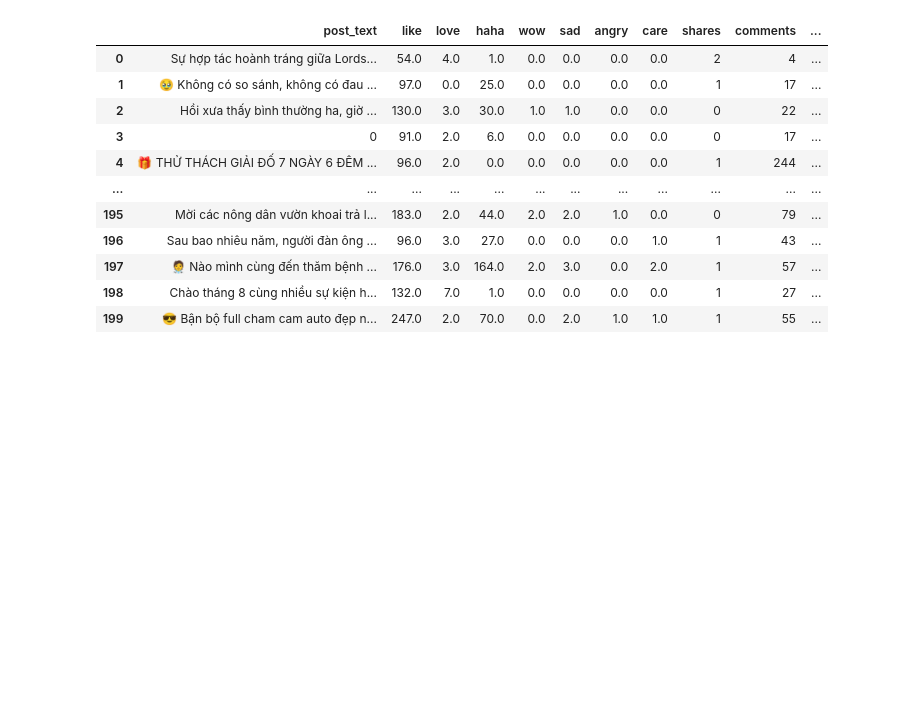
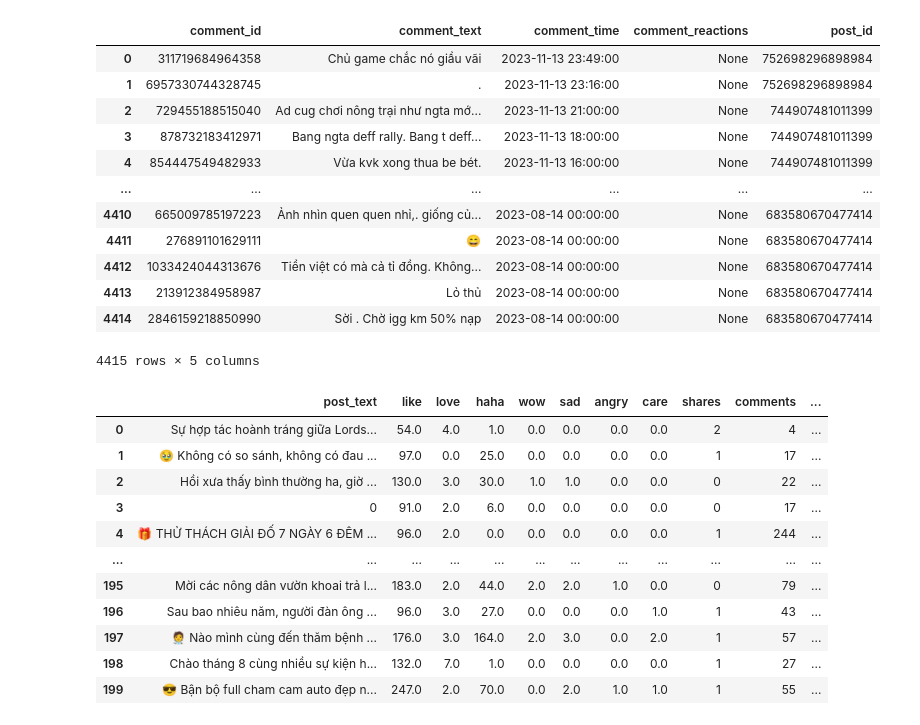
Before and after one commit to nhuyhoan004/Analyze-data-facebook, a Jupyter notebook: Analyze_data_comment.ipynb, the cells around one changed output. Drawn from its saved outputs; the diff is of its cells as text; code cells hidden in the pictures; blank space fills up the shorter version.

```diff
--- a/Analyze_data_comment.ipynb
+++ b/Analyze_data_comment.ipynb
@@ -14,0 +15,6 @@ post_df.to_csv(path, index=False)
+# %%
+def get_comments(text):
+    pattern = r"\{[^{}]*\}"
+    matches = re.findall(pattern, text)
+    result = [eval(match) for match in matches]
+    return result
@@ -15,3 +30,41 @@ post_df.to_csv(path, index=False)
+# %%
+def creatCommentsFrame(df):
+    df_result = {"comment_id" : [],
+                   "comment_text" : [],
+                   "comment_time" : [],
+                   "comment_reactions" : [],
+                   "post_id" : []}
+
+    new_df = df[~df["comments_full"].isna()]
+    for index, rows in new_df.iterrows():
+        x = rows["comments_full"]
+        for comment in get_comments(x):
+            try:
+                df_result['comment_id'].append(comment['comment_id'])
+                df_result['comment_text'].append(comment['comment_text'])
+                df_result['comment_time'].append(comment['comment_time'])
+                df_result['comment_reactions'].append(comment['comment_reactions'])
+                df_result['post_id'].append(rows.post_id)
+            except:
+                continue
+    return pd.DataFrame(df_result)
+# %%
+df_comment = creatCommentsFrame(df)
+df_comment
+# %% [output]
+|  | comment_id | comment_text | comment_time | comment_reactions | post_id |
+| 0 | 311719684964358 | Chủ game chắc nó giầu vãi | 2023-11-13 23:49:00 | None | 752698296898984 |
+| 1 | 6957330744328745 | . | 2023-11-13 23:16:00 | None | 752698296898984 |
+| 2 | 729455188515040 | Ad cug chơi nông trại như ngta mớ... | 2023-11-13 21:00:00 | None | 744907481011399 |
+| 3 | 878732183412971 | Bang ngta deff rally. Bang t deff... | 2023-11-13 18:00:00 | None | 744907481011399 |
+| 4 | 854447549482933 | Vừa kvk xong thua be bét. | 2023-11-13 16:00:00 | None | 744907481011399 |
+| ... | ... | ... | ... | ... | ... |
+| 4410 | 665009785197223 | Ảnh nhìn quen quen nhỉ,. giống củ... | 2023-08-14 00:00:00 | None | 683580670477414 |
+| 4411 | 276891101629111 | 😄 | 2023-08-14 00:00:00 | None | 683580670477414 |
+| 4412 | 1033424044313676 | Tiền việt có mà cả tỉ đồng. Không... | 2023-08-14 00:00:00 | None | 683580670477414 |
+| 4413 | 213912384958987 | Lỏ thủ | 2023-08-14 00:00:00 | None | 683580670477414 |
+| 4414 | 2846159218850990 | Sời . Chờ igg km 50% nạp | 2023-08-14 00:00:00 | None | 683580670477414 |
+4415 rows × 5 columns
 # %%
 df_post = df
 df_post['reactions'] = df_post['reactions'].apply(lambda x : dict(eval(x)) )
```
Also changed, not shown: parts of 8 cells of this notebook, 1 other file.
